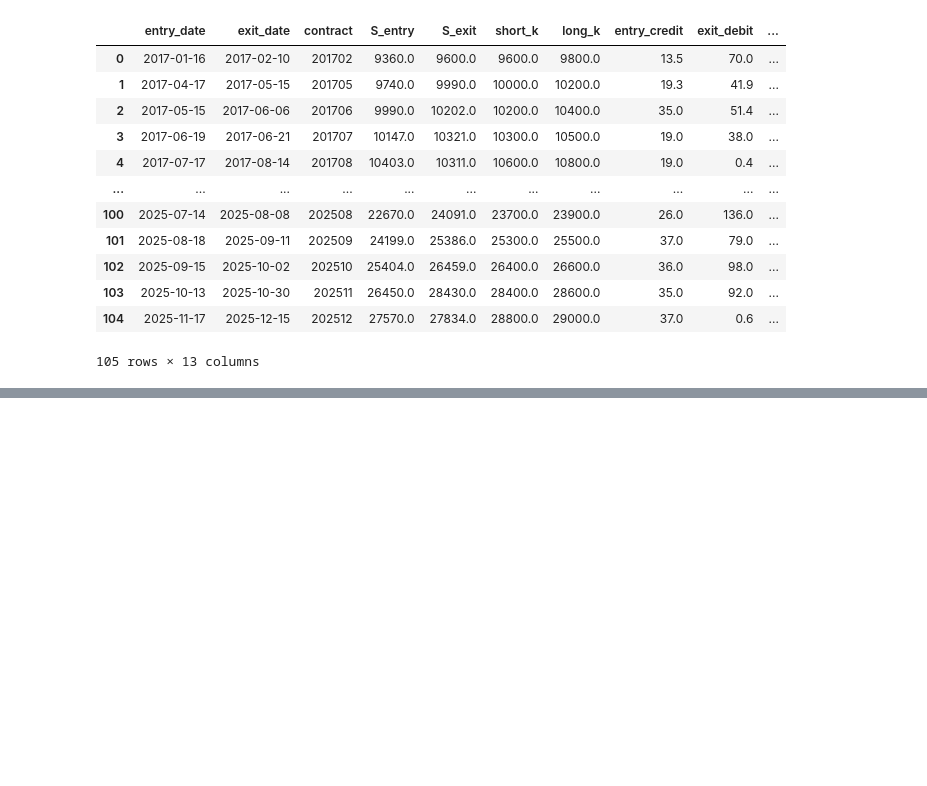
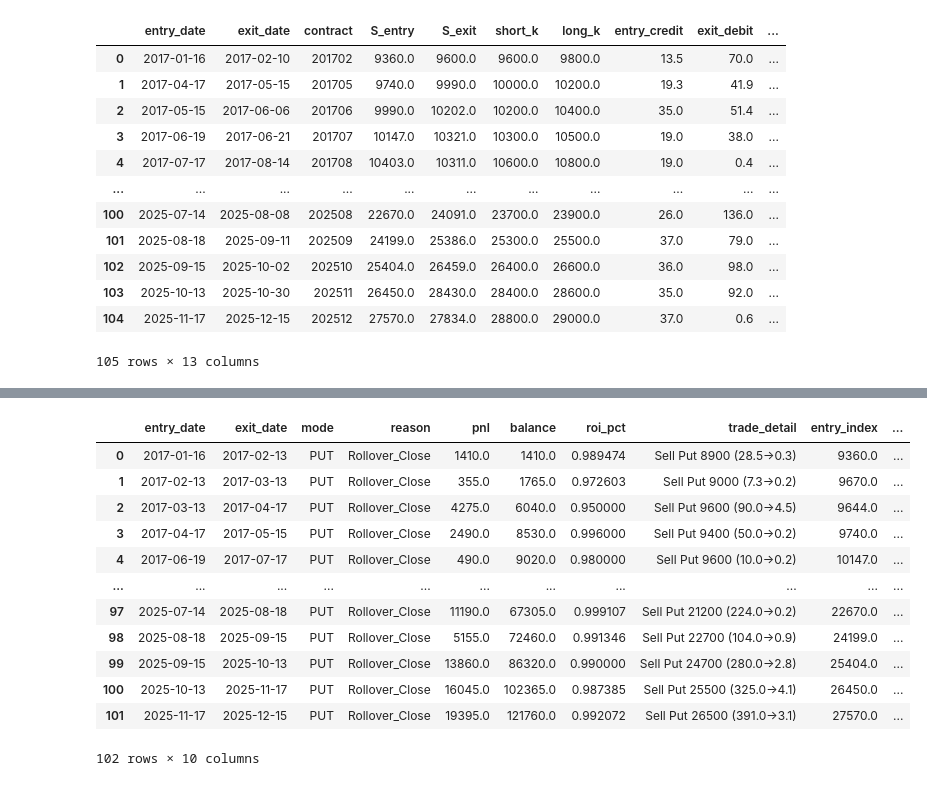
Before and after one commit to a28218832/Future-Option-Trader, a Jupyter notebook: mvp1.ipynb, the cells around one changed output, grey strips where cells are left out. Cells and saved outputs as stored; diff of their text form; code cells hidden in the pictures; blank space fills up the shorter version.

```diff
--- a/mvp1.ipynb
+++ b/mvp1.ipynb
@@ -1218,0 +2438,16 @@ results_stop
+# %%
+return_value
+# %% [output]
+|  | entry_date | exit_date | mode | reason | pnl | balance | roi_pct | trade_detail | entry_index | ... |
+| 0 | 2017-01-16 | 2017-02-13 | PUT | Rollover_Close | 1410.0 | 1410.0 | 0.989474 | Sell Put 8900 (28.5->0.3) | 9360.0 | ... |
+| 1 | 2017-02-13 | 2017-03-13 | PUT | Rollover_Close | 355.0 | 1765.0 | 0.972603 | Sell Put 9000 (7.3->0.2) | 9670.0 | ... |
+| 2 | 2017-03-13 | 2017-04-17 | PUT | Rollover_Close | 4275.0 | 6040.0 | 0.950000 | Sell Put 9600 (90.0->4.5) | 9644.0 | ... |
+| 3 | 2017-04-17 | 2017-05-15 | PUT | Rollover_Close | 2490.0 | 8530.0 | 0.996000 | Sell Put 9400 (50.0->0.2) | 9740.0 | ... |
+| 4 | 2017-06-19 | 2017-07-17 | PUT | Rollover_Close | 490.0 | 9020.0 | 0.980000 | Sell Put 9600 (10.0->0.2) | 10147.0 | ... |
+| ... | ... | ... | ... | ... | ... | ... | ... | ... | ... | ... |
+| 97 | 2025-07-14 | 2025-08-18 | PUT | Rollover_Close | 11190.0 | 67305.0 | 0.999107 | Sell Put 21200 (224.0->0.2) | 22670.0 | ... |
+| 98 | 2025-08-18 | 2025-09-15 | PUT | Rollover_Close | 5155.0 | 72460.0 | 0.991346 | Sell Put 22700 (104.0->0.9) | 24199.0 | ... |
+| 99 | 2025-09-15 | 2025-10-13 | PUT | Rollover_Close | 13860.0 | 86320.0 | 0.990000 | Sell Put 24700 (280.0->2.8) | 25404.0 | ... |
+| 100 | 2025-10-13 | 2025-11-17 | PUT | Rollover_Close | 16045.0 | 102365.0 | 0.987385 | Sell Put 25500 (325.0->4.1) | 26450.0 | ... |
+| 101 | 2025-11-17 | 2025-12-15 | PUT | Rollover_Close | 19395.0 | 121760.0 | 0.992072 | Sell Put 26500 (391.0->3.1) | 27570.0 | ... |
+102 rows × 10 columns
```
Also changed, not shown: parts of 18 cells of this notebook, 1 other file.
